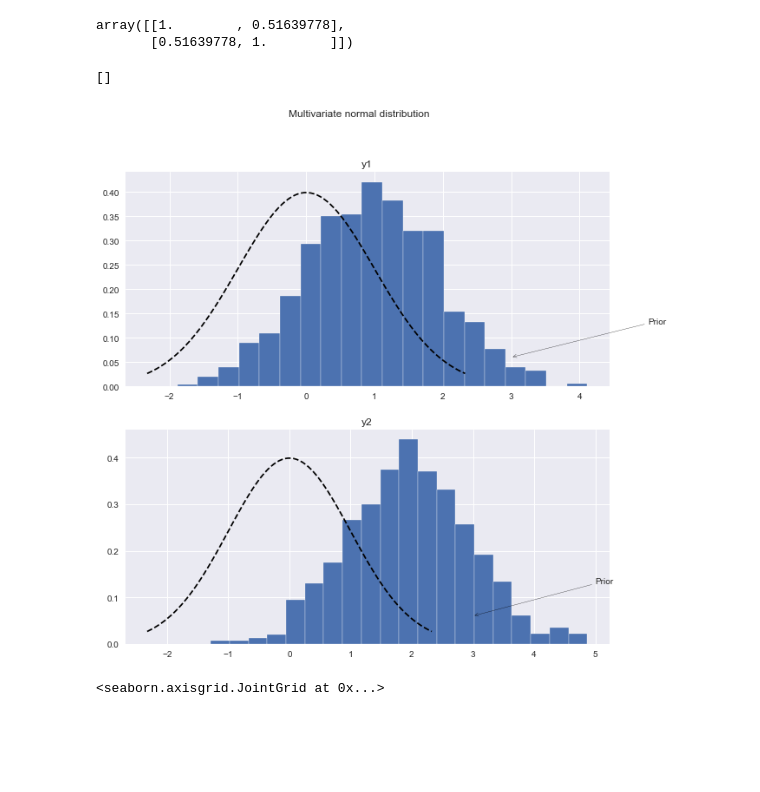
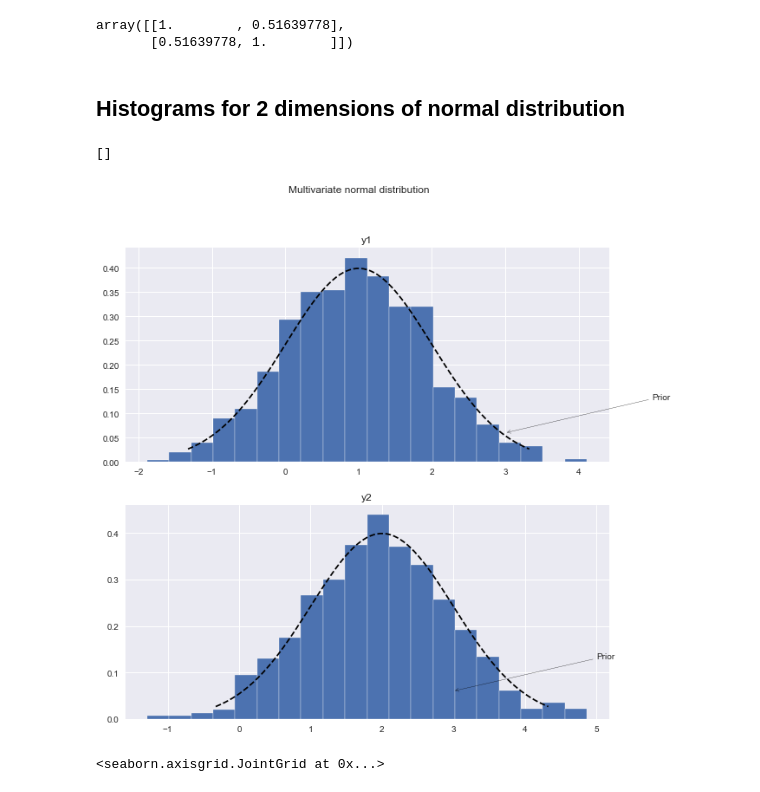
Before and after one commit to rafalsiniewicz/Data_analytics, a Jupyter notebook: lab3/lab3.ipynb, the cells around one changed output. Cells and saved outputs as stored; diff of their text form; code cells hidden in the pictures; blank space fills up the shorter version.

```diff
--- a/lab3/lab3.ipynb
+++ b/lab3/lab3.ipynb
@@ -425,28 +427,30 @@ params=sim.extract()
 y=params['y']
 y1= [y[i][0] for i in range(0,R)]
 y2= [y[i][1] for i in range(0,R)]
+# %% [markdown]
+## Histograms for 2 dimensions of normal distribution
 # %%
 from scipy.stats import norm
 x=np.linspace(norm.ppf(0.01), norm.ppf(0.99), 100)
 
 fig, axes = plt.subplots(2, 1, figsize=(10, 10))
 fig.suptitle('Multivariate normal distribution')
 ax0=axes[0]
 ax0.hist(y1,bins=20,edgecolor='white',density=True)
-ax0.plot(x,norm.pdf(x),color='black',linestyle='--')
+ax0.plot(x+mu[0],norm.pdf(x),color='black',linestyle='--')
 ax0.annotate('Prior',xy=(3,0.06),xytext=(5,0.13),arrowprops={'arrowstyle':'->'})
 ax0.set_title(r'y1')
 
 ax1=axes[1]
 ax1.hist(y2,bins=20,edgecolor='white',density=True)
-ax1.plot(x,norm.pdf(x),color='black',linestyle='--')
+ax1.plot(x+mu[1],norm.pdf(x),color='black',linestyle='--')
 ax1.annotate('Prior',xy=(3,0.06),xytext=(5,0.13),arrowprops={'arrowstyle':'->'})
 ax1.set_title(r'y2')
 
 plt.plot()
 # %% [output]
 []
-[figure, old version]
+[figure, new version]
 # %%
 import seaborn as sns
 df = pd.DataFrame(y, columns=["y1", "y2"])
```
Also changed, not shown: parts of 5 cells of this notebook.
